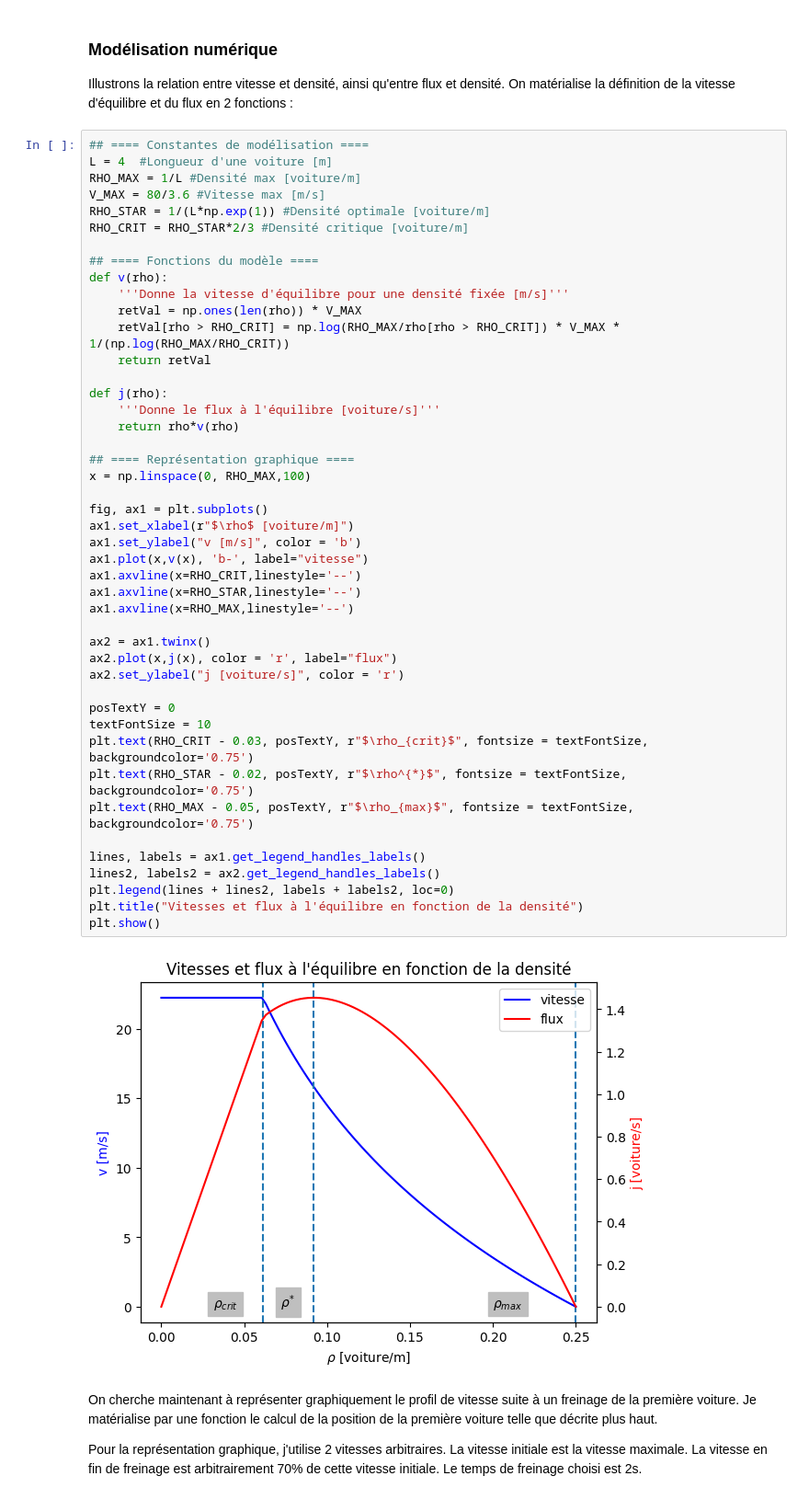
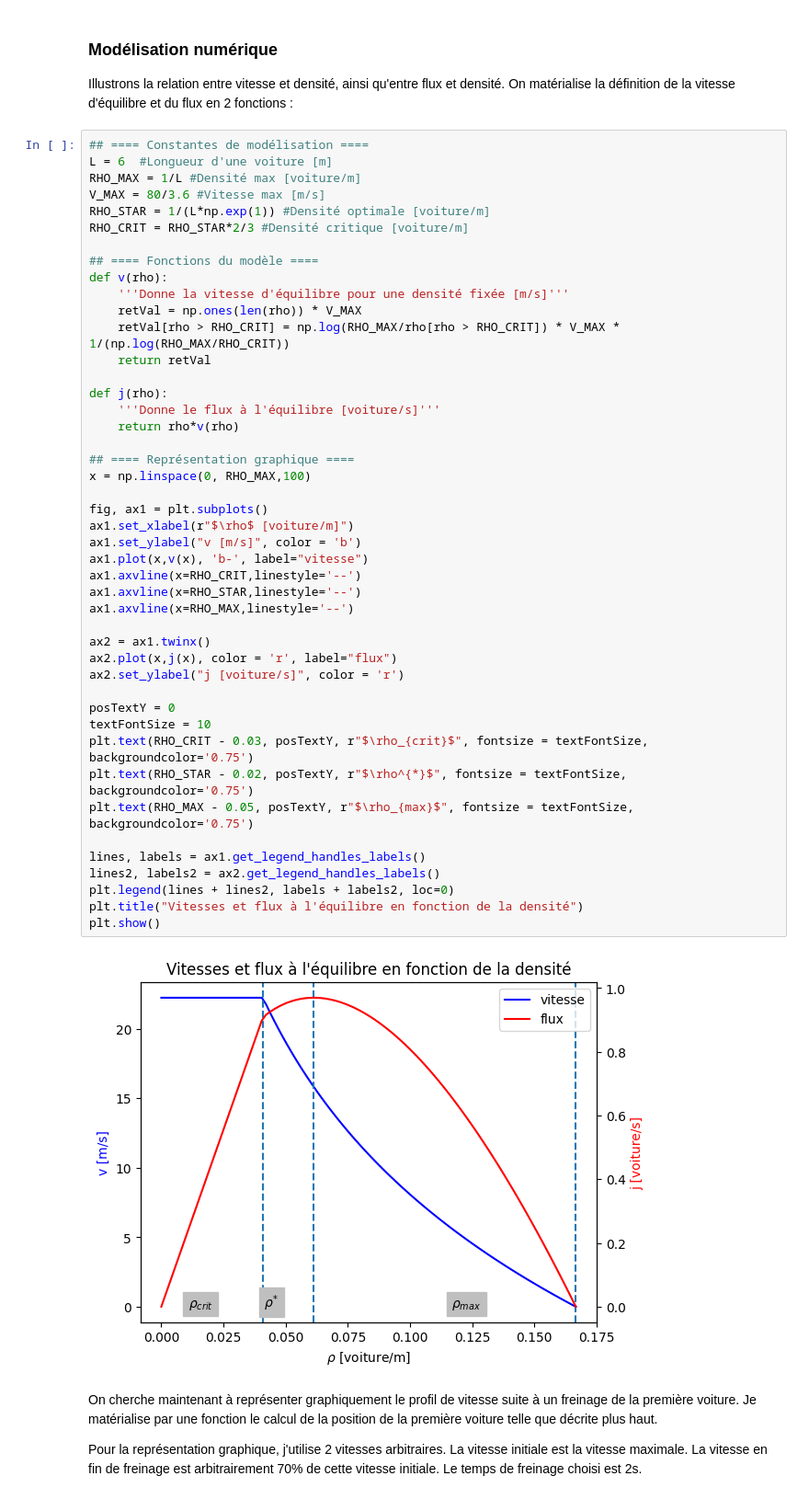
Before and after one commit to ThibautLavenant/phyMod_miniproject, a Jupyter notebook: MiniProject.ipynb, the cells around one changed output. Shown at 92% size. Cells and saved outputs as stored; diff of their text form.

```diff
--- a/MiniProject.ipynb
+++ b/MiniProject.ipynb
@@ -255,7 +255,7 @@ $$ \forall \ i \in [\![2,N]\!], \ \delta'_{i}(t+\tau) = v\ln\big( \rho_{max}[d +
 Illustrons la relation entre vitesse et densité, ainsi qu'entre flux et densité. On matérialise la définition de la vitesse d'équilibre et du flux en 2 fonctions :
 # %%
 ## ==== Constantes de modélisation ====
-L = 4  #Longueur d'une voiture [m]
+L = 6  #Longueur d'une voiture [m]
 RHO_MAX = 1/L #Densité max [voiture/m]
 V_MAX = 80/3.6 #Vitesse max [m/s]
 RHO_STAR = 1/(L*np.exp(1)) #Densité optimale [voiture/m]
@@ -272,34 +272,34 @@ def j(rho):
     '''Donne le flux à l'équilibre [voiture/s]'''
     return rho*v(rho)
 
 ## ==== Représentation graphique ====
 x = np.linspace(0, RHO_MAX,100)
 
 fig, ax1 = plt.subplots()
 ax1.set_xlabel(r"$\rho$ [voiture/m]")
 ax1.set_ylabel("v [m/s]", color = 'b')
 ax1.plot(x,v(x), 'b-', label="vitesse")
 ax1.axvline(x=RHO_CRIT,linestyle='--')
 ax1.axvline(x=RHO_STAR,linestyle='--')
 ax1.axvline(x=RHO_MAX,linestyle='--')
 
 ax2 = ax1.twinx()
 ax2.plot(x,j(x), color = 'r', label="flux")
 ax2.set_ylabel("j [voiture/s]", color = 'r')
 
 posTextY = 0
 textFontSize = 10
 plt.text(RHO_CRIT - 0.03, posTextY, r"$\rho_{crit}$", fontsize = textFontSize, backgroundcolor='0.75')
 plt.text(RHO_STAR - 0.02, posTextY, r"$\rho^{*}$", fontsize = textFontSize, backgroundcolor='0.75')
 plt.text(RHO_MAX - 0.05, posTextY, r"$\rho_{max}$", fontsize = textFontSize, backgroundcolor='0.75')
 
 lines, labels = ax1.get_legend_handles_labels()
 lines2, labels2 = ax2.get_legend_handles_labels()
 plt.legend(lines + lines2, labels + labels2, loc=0)
 plt.title("Vitesses et flux à l'équilibre en fonction de la densité")
 plt.show()
 # %% [output]
-[figure, old version]
+[figure, new version]
 # %% [markdown]
 On cherche maintenant à représenter graphiquement le profil de vitesse suite à un freinage de la première voiture. Je matérialise par une fonction le calcul de la position de la première voiture telle que décrite plus haut.
 
```
Also changed, not shown: parts of 15 cells of this notebook, 1 other file.
